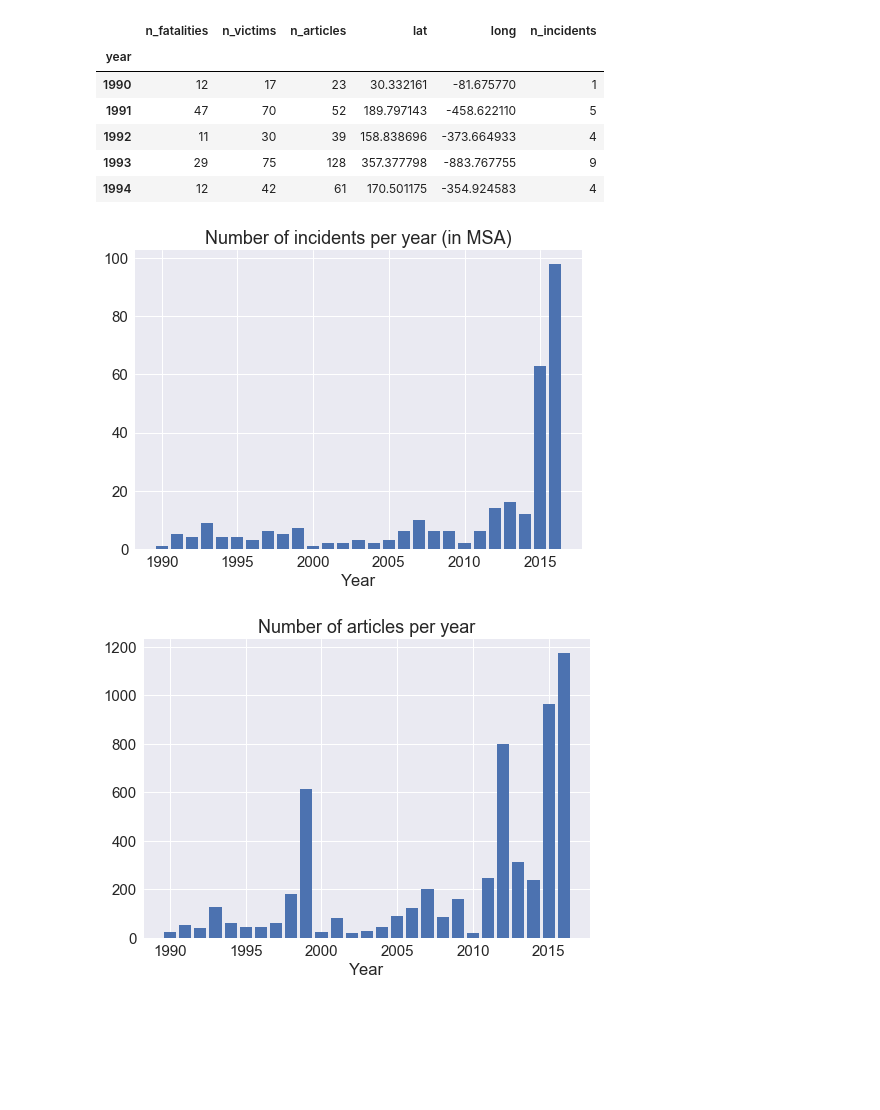
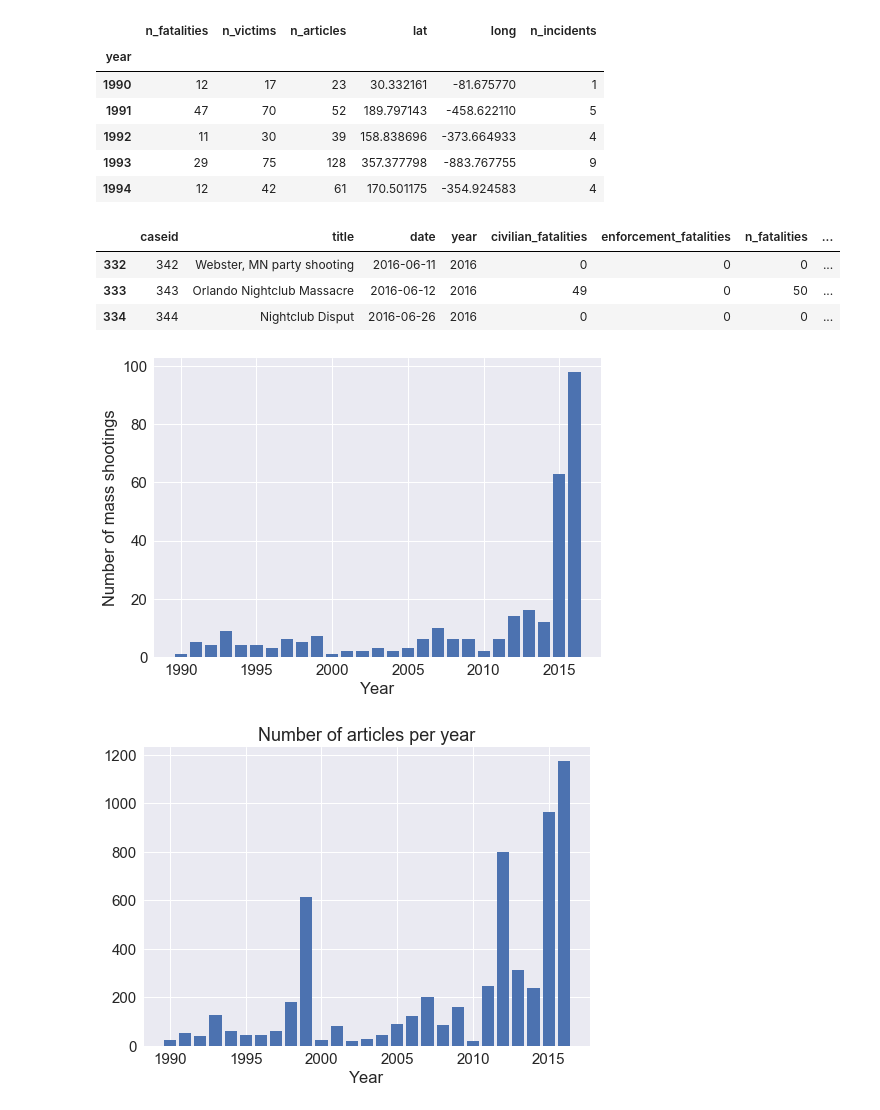
Before and after one commit to dallascard/terrorism, a Jupyter notebook: explore_articles.ipynb, the cells around one changed output. Saved outputs shown, nothing was run; the diff lists cells and outputs as text; code cells hidden in the pictures; blank space fills up the shorter version.

```diff
--- a/explore_articles.ipynb
+++ b/explore_articles.ipynb
@@ -181,13 +181,22 @@ summed.head()
 | 1992 | 11 | 30 | 39 | 158.838696 | -373.664933 | 4 |
 | 1993 | 29 | 75 | 128 | 357.377798 | -883.767755 | 9 |
 | 1994 | 12 | 42 | 61 | 170.501175 | -354.924583 | 4 |
+# %%
+df.tail(n=3)
+# %% [output]
+|  | caseid | title | date | year | civilian_fatalities | enforcement_fatalities | n_fatalities | ... |
+| 332 | 342 | Webster, MN party shooting | 2016-06-11 | 2016 | 0 | 0 | 0 | ... |
+| 333 | 343 | Orlando Nightclub Massacre | 2016-06-12 | 2016 | 49 | 0 | 50 | ... |
+| 334 | 344 | Nightclub Disput | 2016-06-26 | 2016 | 0 | 0 | 0 | ... |
 # %%
 fig, ax = plt.subplots(1, 1)
 ax.bar(summed.index, summed.n_incidents)
 ax.set_xlabel('Year')
-ax.set_title('Number of incidents per year (in MSA)');
+#ax.set_title('Number of incidents per year');
+ax.set_ylabel('Number of mass shootings')
+plt.savefig('plots/incidents_per_year.pdf', bbox_inches='tight')
 # %% [output]
-[figure, old version]
+[figure, new version]
 # %%
 fig, ax = plt.subplots(1, 1)
 ax.bar(summed.index, summed.n_articles)
```
Also changed, not shown: parts of 5 cells of this notebook, 1 other file.
